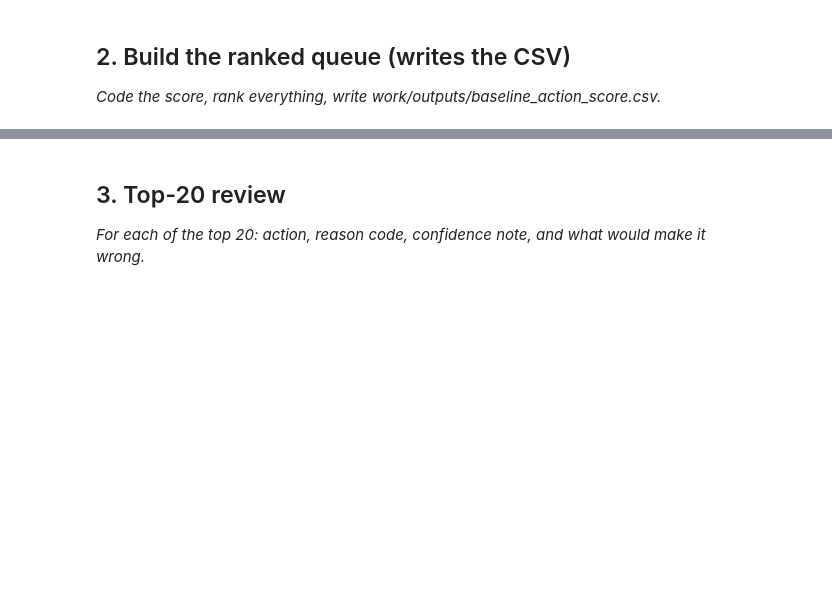
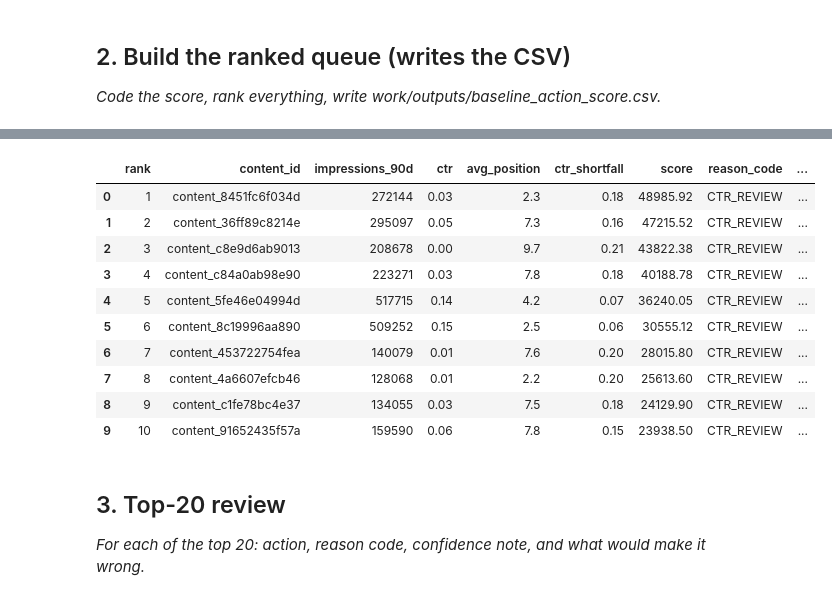
Before and after one commit to deepikachebrolu/flyrank-ml, a Jupyter notebook: work/notebooks/w04_baseline_score.ipynb, the cells around one changed output, grey strips where cells are left out. Drawn from its saved outputs; the diff is of its cells as text; code cells hidden in the pictures; blank space fills up the shorter version.

```diff
--- a/work/notebooks/w04_baseline_score.ipynb
+++ b/work/notebooks/w04_baseline_score.ipynb
@@ -22,0 +221,79 @@ This skeleton is yours to fill. Work the sections **in order** — each one has
+# %%
+import json
+
+output_dir = repo / "work" / "outputs"
+output_dir.mkdir(parents=True, exist_ok=True)
+
+output_csv = output_dir / "baseline_action_score.csv"
+
+
+queue = df[
+    df["content_id"].notna()
+    & df["impressions_90d"].notna()
+    & df["ctr"].notna()
+    & df["avg_position"].notna()
+].copy()
+
+queue["impressions_90d"] = pd.to_numeric(
+    queue["impressions_90d"], errors="coerce"
+)
+queue["ctr"] = pd.to_numeric(queue["ctr"], errors="coerce")
+queue["avg_position"] = pd.to_numeric(
+    queue["avg_position"], errors="coerce"
+)
+
+queue = queue.dropna(
+    subset=["impressions_90d", "ctr", "avg_position"]
+)
+
+queue = queue[
+    (queue["impressions_90d"] >= 500)
+    & (queue["avg_position"] >= 1)
+    & (queue["avg_position"] <= 20)
+].copy()
+
+if queue.empty:
+    raise ValueError("No eligible content found. Recheck the signal thresholds.")
+
+reference_ctr = queue["ctr"].median()
+
+queue["ctr_shortfall"] = (
+    reference_ctr - queue["ctr"]
+).clip(lower=0)
+
+queue["score"] = (
+    queue["impressions_90d"] * queue["ctr_shortfall"]
+)
+
+queue["reason_code"] = "CTR_REVIEW"
+queue["action_label"] = "REVIEW_TITLE_SNIPPET"
+
+queue = queue.sort_values(
+    ["score", "impressions_90d", "content_id"],
+    ascending=[False, False, True],
+    kind="mergesort",
+).reset_index(drop=True)
+
+queue.insert(0, "rank", range(1, len(queue) + 1))
+
+output_columns = [
+    "rank",
+    "content_id",
+    "impressions_90d",
+    "ctr",
+    "avg_position",
+    "ctr_shortfall",
+    "score",
+    "reason_code",
+    "action_label",
+]
+
+queue[output_columns].to_csv(output_csv, index=False)
+
+print("Eligible content:", len(queue))
+print("Reference CTR:", reference_ctr)
+print("Output written to:", output_csv)
+print("\nTop 10 candidates:")
+
+display(queue[output_columns].head(10))
+# %% [output]
@@ -23,3 +305,14 @@ This skeleton is yours to fill. Work the sections **in order** — each one has
+|  | rank | content_id | impressions_90d | ctr | avg_position | ctr_shortfall | score | reason_code | ... |
+| 0 | 1 | content_8451fc6f034d | 272144 | 0.03 | 2.3 | 0.18 | 48985.92 | CTR_REVIEW | ... |
+| 1 | 2 | content_36ff89c8214e | 295097 | 0.05 | 7.3 | 0.16 | 47215.52 | CTR_REVIEW | ... |
+| 2 | 3 | content_c8e9d6ab9013 | 208678 | 0.00 | 9.7 | 0.21 | 43822.38 | CTR_REVIEW | ... |
+| 3 | 4 | content_c84a0ab98e90 | 223271 | 0.03 | 7.8 | 0.18 | 40188.78 | CTR_REVIEW | ... |
+| 4 | 5 | content_5fe46e04994d | 517715 | 0.14 | 4.2 | 0.07 | 36240.05 | CTR_REVIEW | ... |
+| 5 | 6 | content_8c19996aa890 | 509252 | 0.15 | 2.5 | 0.06 | 30555.12 | CTR_REVIEW | ... |
+| 6 | 7 | content_453722754fea | 140079 | 0.01 | 7.6 | 0.20 | 28015.80 | CTR_REVIEW | ... |
+| 7 | 8 | content_4a6607efcb46 | 128068 | 0.01 | 2.2 | 0.20 | 25613.60 | CTR_REVIEW | ... |
+| 8 | 9 | content_c1fe78bc4e37 | 134055 | 0.03 | 7.5 | 0.18 | 24129.90 | CTR_REVIEW | ... |
+| 9 | 10 | content_91652435f57a | 159590 | 0.06 | 7.8 | 0.15 | 23938.50 | CTR_REVIEW | ... |
 # %% [markdown]
 ## 3. Top-20 review
 
```
Also changed, not shown: parts of 14 cells of this notebook.
